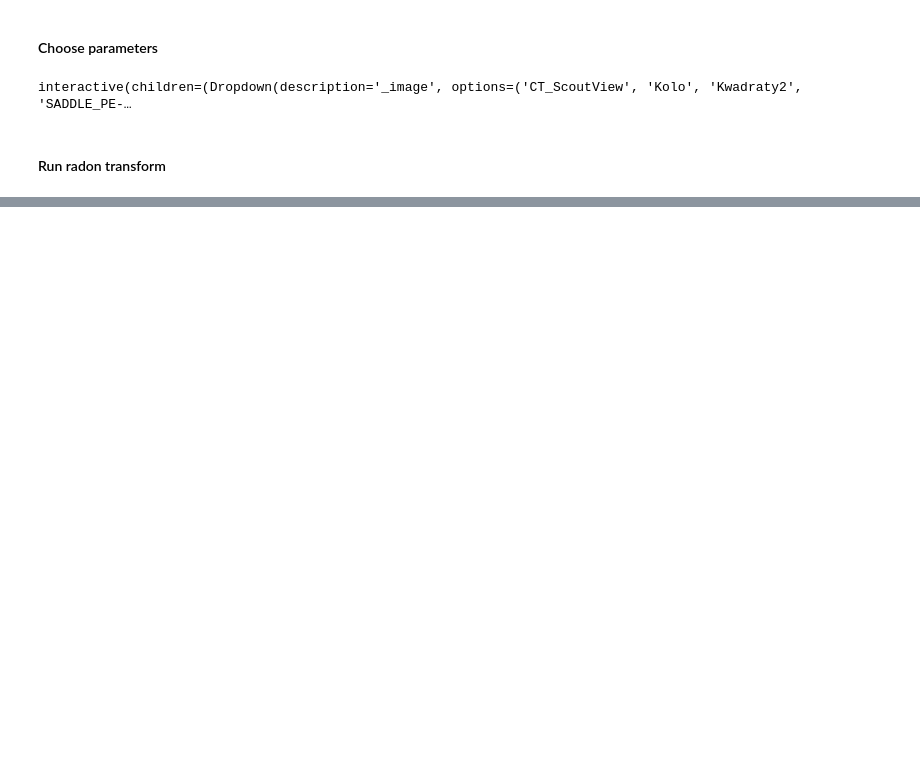
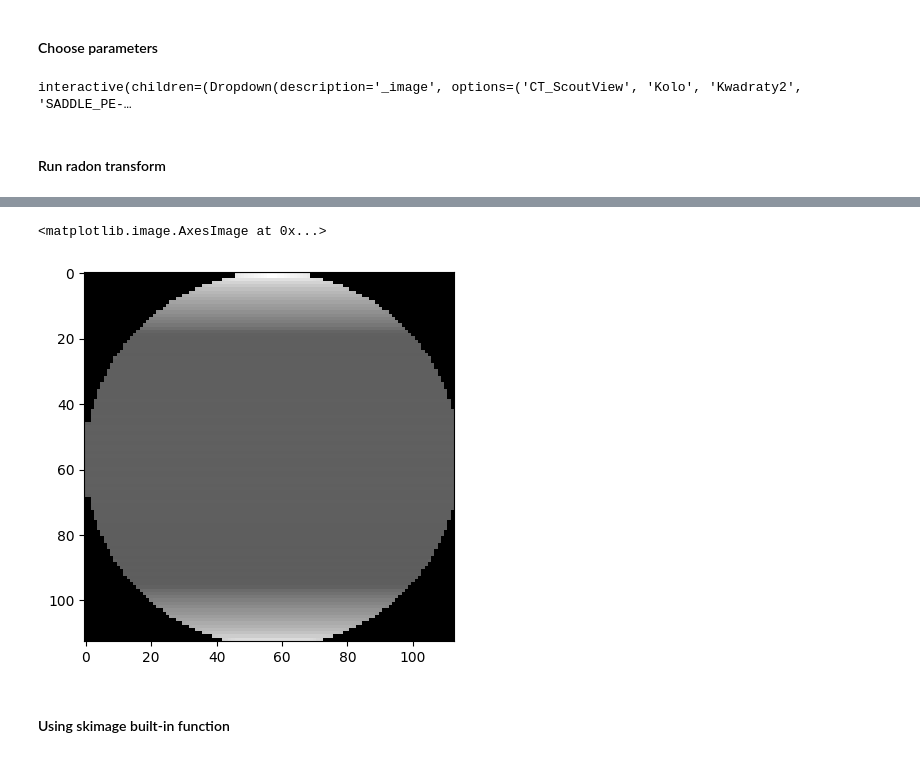
Before and after one commit to kamil271e/CT-scan, a Jupyter notebook: tomograf.ipynb, the cells around one changed output, grey strips where cells are left out. Cells and saved outputs as stored; diff of their text form; code cells hidden in the pictures; blank space fills up the shorter version.

```diff
--- a/tomograf.ipynb
+++ b/tomograf.ipynb
@@ -168,0 +184,13 @@ plt.show()
+# %%
+for i in range(img.shape[0]):
+    for j in range(img.shape[1]):
+        if count_points[i,j] != 0:
+            reconstructed_img[i,j] /= count_points[i,j]
+        else:
+            reconstructed_img[i,j] = 0
+plt.imshow(reconstructed_img,cmap='gray')
+# %% [output]
+<matplotlib.image.AxesImage at 0x...>
+[figure, added]
+# %% [markdown]
+#### Using skimage built-in function
```
Also changed, not shown: parts of 9 cells of this notebook.
